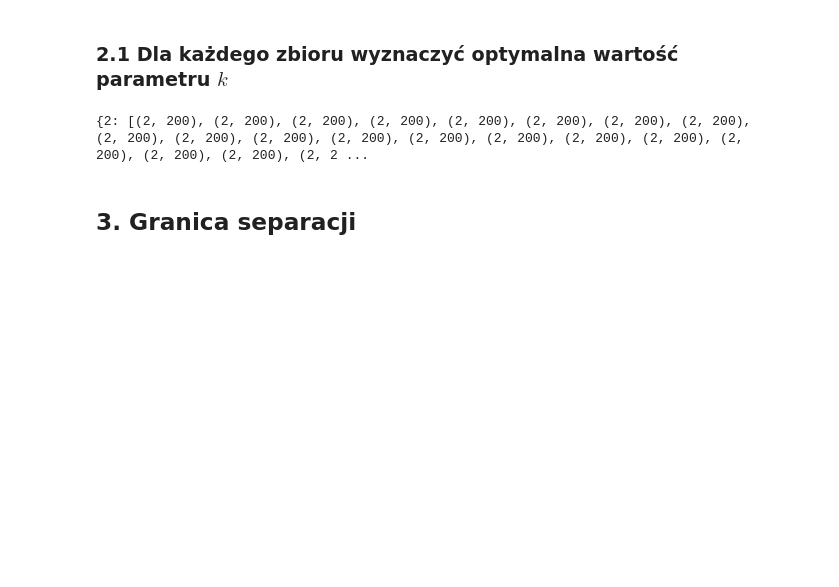
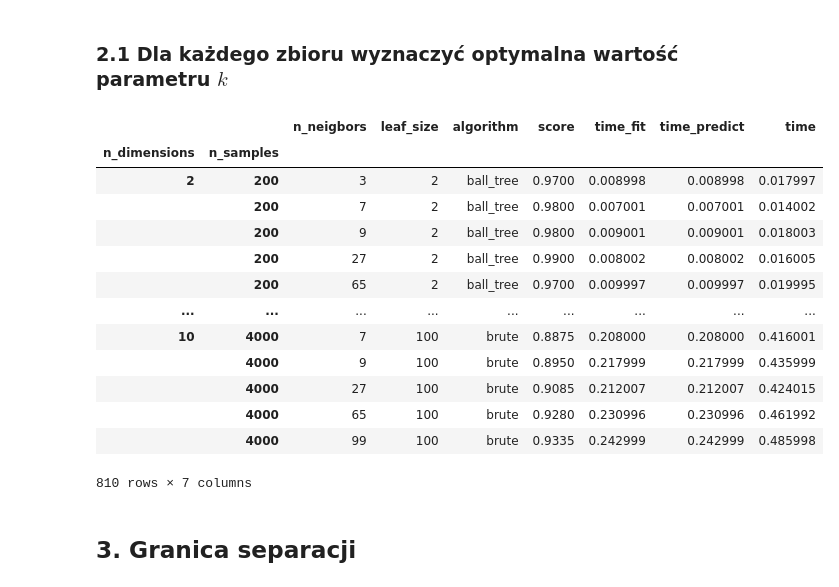
Before and after one commit to karlosos/data_mining, a Jupyter notebook: lab2/experiments.ipynb, the cells around one changed output. Drawn from its saved outputs; the diff is of its cells as text; code cells hidden in the pictures; blank space fills up the shorter version.

```diff
--- a/lab2/experiments.ipynb
+++ b/lab2/experiments.ipynb
@@ -76,10 +77,22 @@ df['time'] = df['time_fit'] + df['time_predict']
 ### 2.1 Dla każdego zbioru wyznaczyć optymalna wartość parametru $k$
 # %%
 best_k = df.loc[(df['leaf_size'] == 30) & (df['algorithm'] == 'brute')]
-df.groupby('n_dimensions').groups
-# TODO
+df
 # %% [output]
+|  |  | n_neigbors | leaf_size | algorithm | score | time_fit | time_predict | time |
+| n_dimensions | n_samples |  |  |  |  |  |  |  |
+| 2 | 200 | 3 | 2 | ball_tree | 0.9700 | 0.008998 | 0.008998 | 0.017997 |
+|  | 200 | 7 | 2 | ball_tree | 0.9800 | 0.007001 | 0.007001 | 0.014002 |
+|  | 200 | 9 | 2 | ball_tree | 0.9800 | 0.009001 | 0.009001 | 0.018003 |
+|  | 200 | 27 | 2 | ball_tree | 0.9900 | 0.008002 | 0.008002 | 0.016005 |
+|  | 200 | 65 | 2 | ball_tree | 0.9700 | 0.009997 | 0.009997 | 0.019995 |
+| ... | ... | ... | ... | ... | ... | ... | ... | ... |
+| 10 | 4000 | 7 | 100 | brute | 0.8875 | 0.208000 | 0.208000 | 0.416001 |
+|  | 4000 | 9 | 100 | brute | 0.8950 | 0.217999 | 0.217999 | 0.435999 |
+|  | 4000 | 27 | 100 | brute | 0.9085 | 0.212007 | 0.212007 | 0.424015 |
+|  | 4000 | 65 | 100 | brute | 0.9280 | 0.230996 | 0.230996 | 0.461992 |
+|  | 4000 | 99 | 100 | brute | 0.9335 | 0.242999 | 0.242999 | 0.485998 |
-{2: [(2, 200), (2, 200), (2, 200), (2, 200), (2, 200), (2, 200), (2, 200), (2, 200), (2, 200), (2, 200), (2, 200), (2, 200), (2, 200), (2, 200), (2, 200), (2, 200), (2, 200), (2, 200), (2, 200), (2, 2 ...
+810 rows × 7 columns
 # %% [markdown]
 ## 3. Granica separacji
 # %%
```
Also changed, not shown: parts of 1 cell of this notebook.
